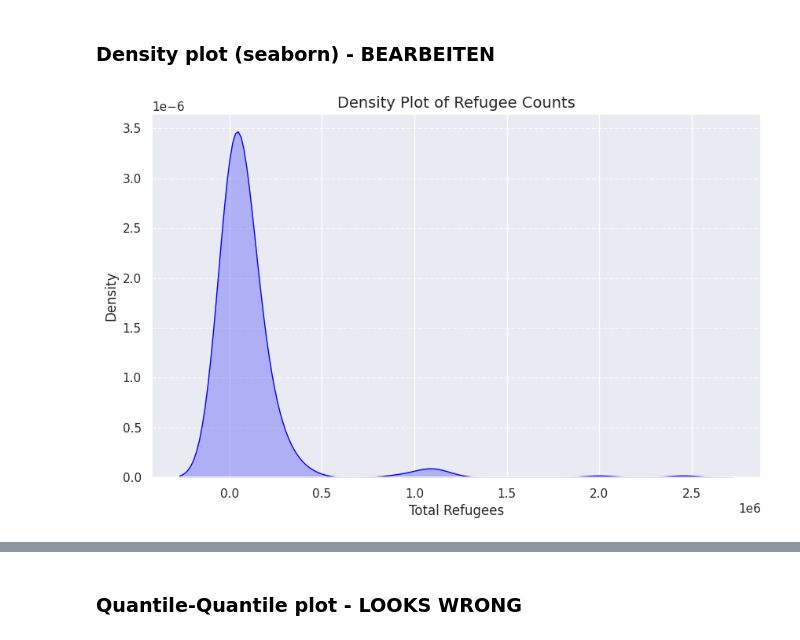
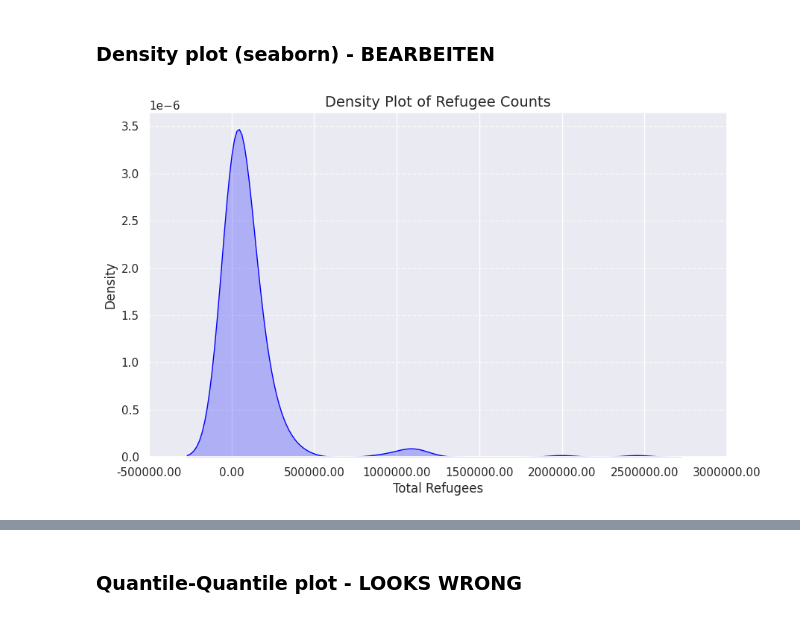
Before and after one commit to ferzanagehringer3/DataAnalyticsLN, a Jupyter notebook: Exploratory Data Analysis (EDA)/EDA_combined_data.ipynb, the cells around one changed output, grey strips where cells are left out. Drawn from its saved outputs; the diff is of its cells as text; code cells hidden in the pictures.

```diff
--- a/Exploratory Data Analysis (EDA)/EDA_combined_data.ipynb
+++ b/Exploratory Data Analysis (EDA)/EDA_combined_data.ipynb
@@ -337,11 +399,16 @@ plt.show()
 # %%
 # Create a density plot for total refugees
 plt.figure(figsize=(10, 6))
 sns.kdeplot(df_orig['total_refugees'], shade=True, color='blue')
 plt.title("Density Plot of Refugee Counts", fontsize=14)
 plt.xlabel("Total Refugees", fontsize=12)
 plt.ylabel("Density", fontsize=12)
 plt.grid(axis='y', linestyle='--', alpha=0.7)
+
+# Set x-axis tick labels with more decimal places
+plt.gca().set_xticks(plt.gca().get_xticks())  # Get current ticks
+plt.gca().set_xticklabels([f'{x:.2f}' for x in plt.gca().get_xticks()])  # Format with 3 decimal places
+
 plt.show()
 # %% [output]
-[figure, old version]
+[figure, new version]
```
Also changed, not shown: parts of 10 cells of this notebook.
